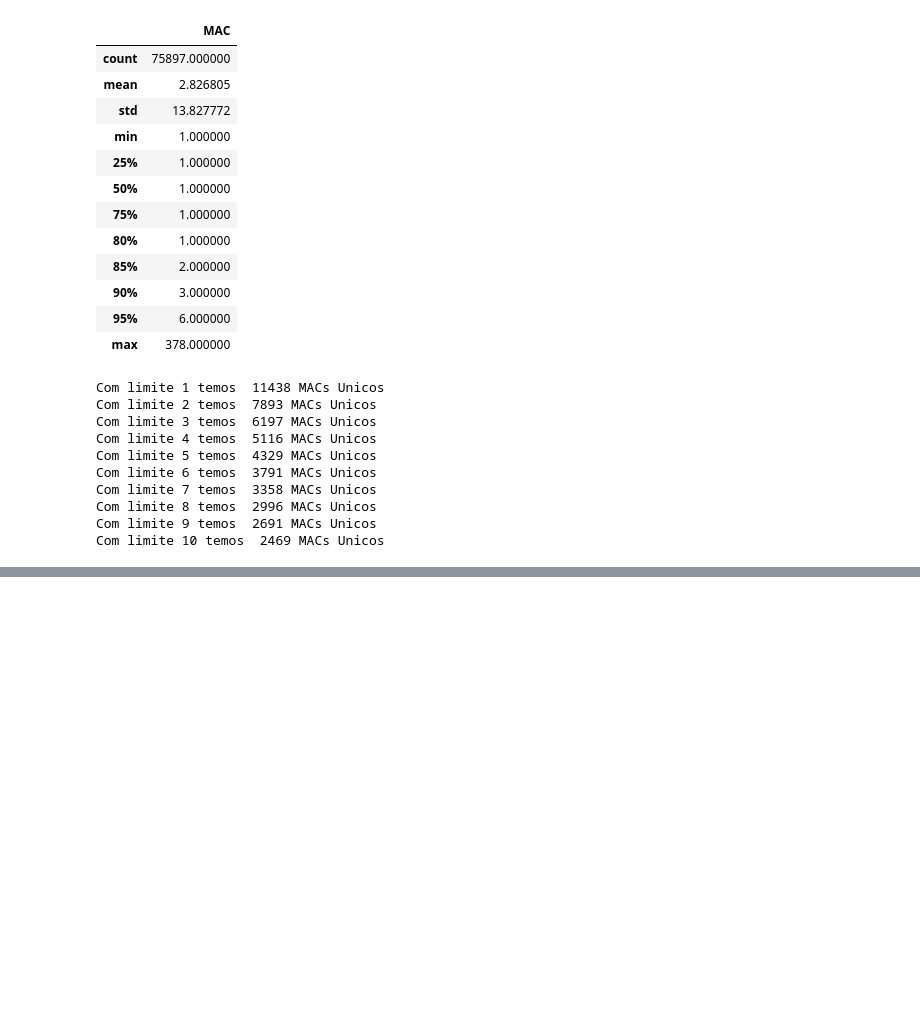
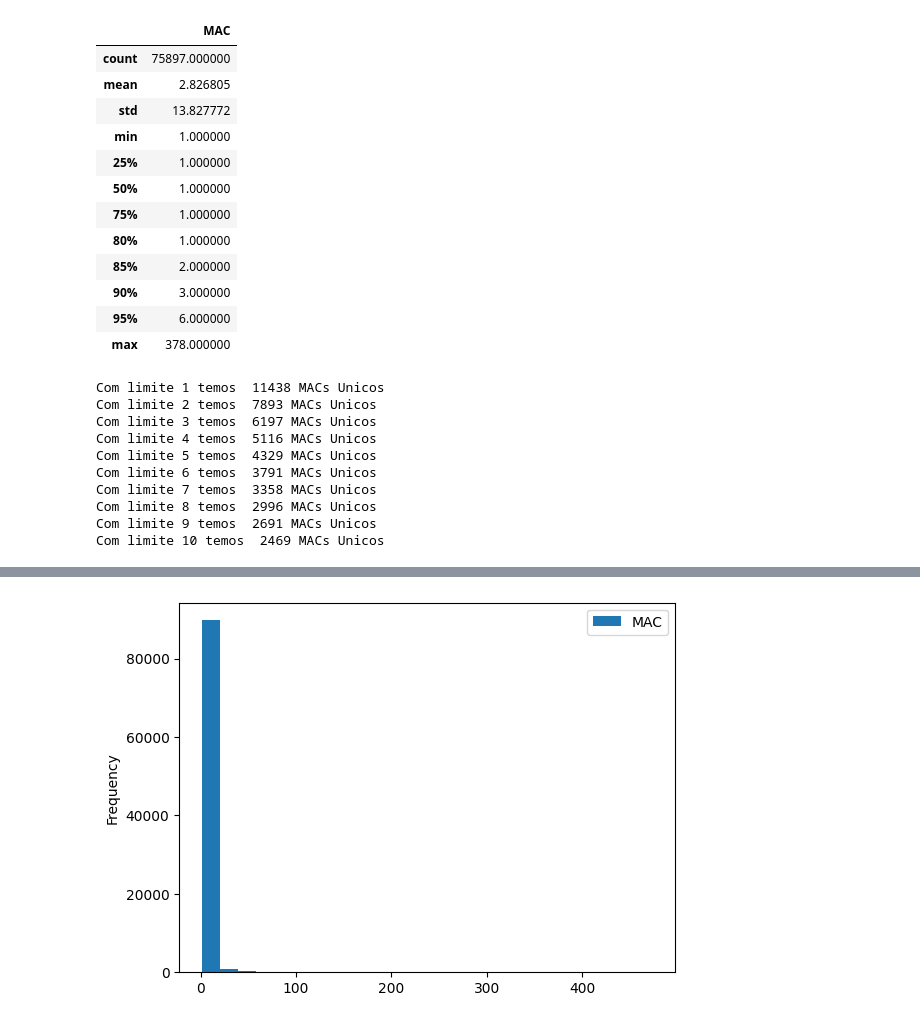
Before and after one commit to guilistocco/TCC_TABELA_DE_HORARIOS, a Jupyter notebook: explora dados onibus .ipynb, the cells around one changed output, grey strips where cells are left out. Saved outputs shown, nothing was run; the diff lists cells and outputs as text; code cells hidden in the pictures; blank space fills up the shorter version.

```diff
--- a/explora dados onibus .ipynb
+++ b/explora dados onibus .ipynb
@@ -283,0 +253,5 @@ junho
+# %%
+julho = pd.read_csv('/Users/guilistocco/Documents/TCC 2 - Ônibus/BancoDados/Dados brutos/passengers_julho.csv',
+                    index_col= 'Unnamed: 0')
+
+    #  Sao 258k linhas
@@ -283,0 +276,6 @@ junho
+# %%
+julho['dataInicio'] = pd.to_datetime(julho['timestampI'], unit='s')
+julho['dataFim'] = pd.to_datetime(julho['timestampF'], unit='s')
+# %%
+julho = julho[['MAC', 'device_id', 'latitudeI', 'longitudeI', 'latitudeF', 'longitudeF', 'cnt_pckg',
+       'duration', 'dataInicio', 'dataFim']]
@@ -283,0 +344,4 @@ junho
+# %%
+pd.DataFrame(julho['MAC'].value_counts()).plot(kind='hist', bins = 25);
+# %% [output]
+[figure, added]
```
Also changed, not shown: parts of 68 cells of this notebook, 1 other file.
